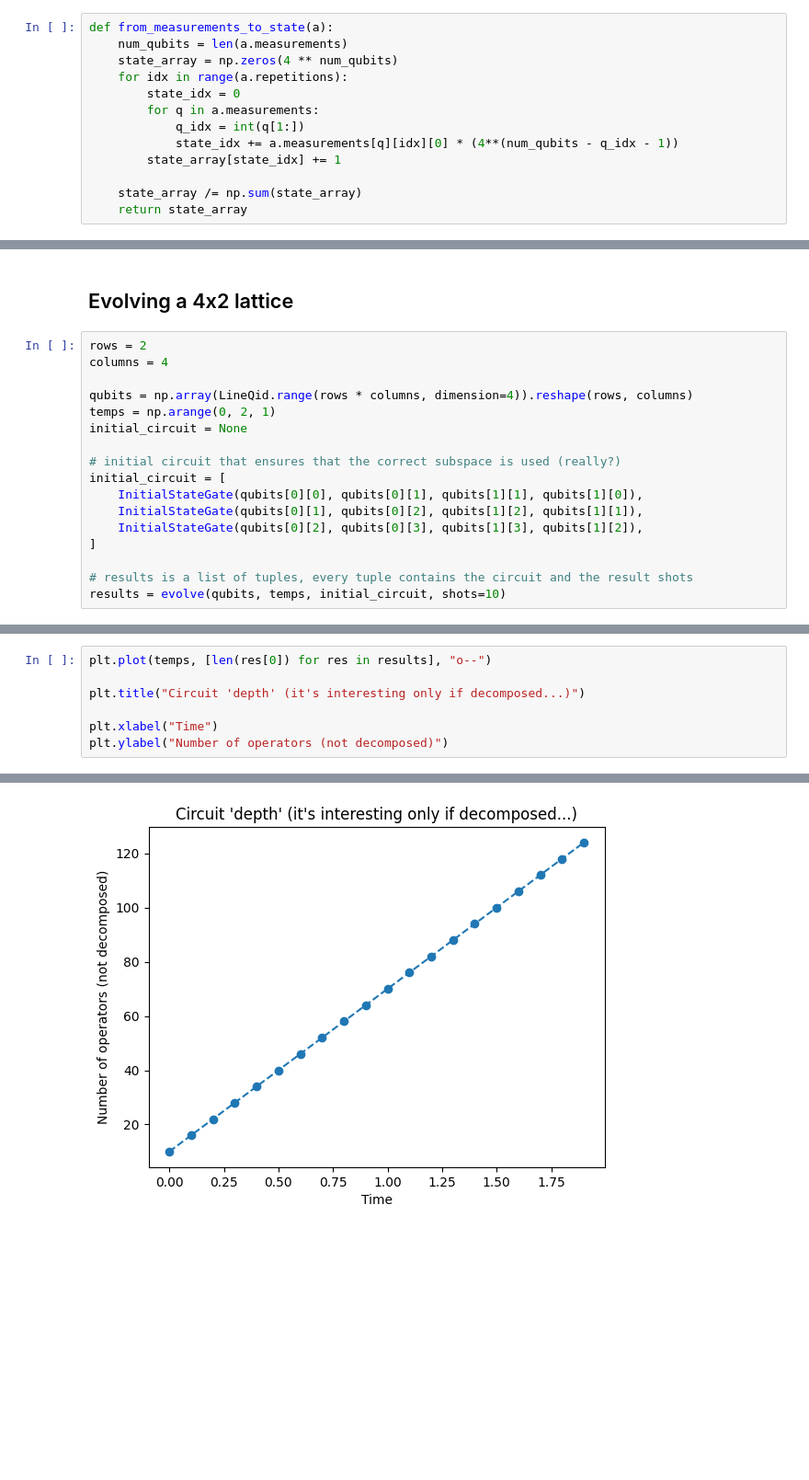
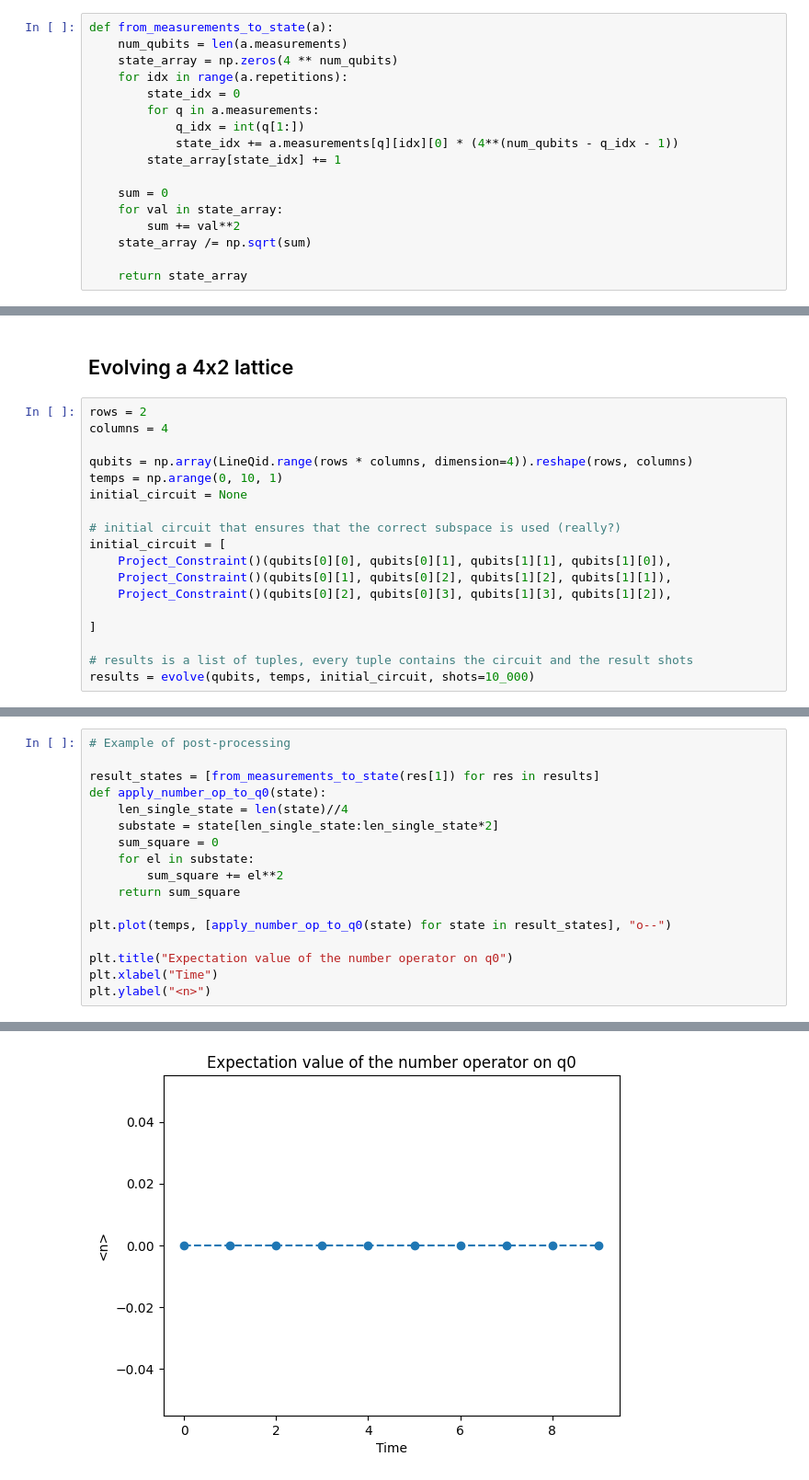
Before and after one commit to rodolfocarobene/qudit_simulations, a Jupyter notebook: notebooks/tv_model.ipynb, the cells around one changed output, grey strips where cells are left out. Shown: that part at 92% size. Saved outputs shown, nothing was run; the diff lists cells and outputs as text; blank space fills up the shorter version.

Commit message:
constraints with projector

```diff
--- a/notebooks/tv_model.ipynb
+++ b/notebooks/tv_model.ipynb
@@ -137,7 +137,11 @@ def from_measurements_to_state(a):
             state_idx += a.measurements[q][idx][0] * (4**(num_qubits - q_idx - 1))
         state_array[state_idx] += 1
 
-    state_array /= np.sum(state_array)
+    sum = 0
+    for val in state_array:
+        sum += val**2
+    state_array /= np.sqrt(sum)
+
     return state_array
 # %% [markdown]
 ## Constraints
@@ -166,15 +184,16 @@ rows = 2
 columns = 4
 
 qubits = np.array(LineQid.range(rows * columns, dimension=4)).reshape(rows, columns)
-temps = np.arange(0, 2, 1)
+temps = np.arange(0, 10, 1)
 initial_circuit = None
 
 # initial circuit that ensures that the correct subspace is used (really?)
 initial_circuit = [
-    InitialStateGate(qubits[0][0], qubits[0][1], qubits[1][1], qubits[1][0]),
-    InitialStateGate(qubits[0][1], qubits[0][2], qubits[1][2], qubits[1][1]),
-    InitialStateGate(qubits[0][2], qubits[0][3], qubits[1][3], qubits[1][2]),
+    Project_Constraint()(qubits[0][0], qubits[0][1], qubits[1][1], qubits[1][0]),
+    Project_Constraint()(qubits[0][1], qubits[0][2], qubits[1][2], qubits[1][1]),
+    Project_Constraint()(qubits[0][2], qubits[0][3], qubits[1][3], qubits[1][2]),
+
 ]
 
 # results is a list of tuples, every tuple contains the circuit and the result shots
-results = evolve(qubits, temps, initial_circuit, shots=10)
+results = evolve(qubits, temps, initial_circuit, shots=10_000)
@@ -181,8 +220,18 @@ results = evolve(qubits, temps, initial_circuit, shots=10)
 # %%
-plt.plot(temps, [len(res[0]) for res in results], "o--")
+# Example of post-processing
 
-plt.title("Circuit 'depth' (it's interesting only if decomposed...)")
+result_states = [from_measurements_to_state(res[1]) for res in results]
+def apply_number_op_to_q0(state):
+    len_single_state = len(state)//4
+    substate = state[len_single_state:len_single_state*2]
+    sum_square = 0
+    for el in substate:
+        sum_square += el**2
+    return sum_square
 
+plt.plot(temps, [apply_number_op_to_q0(state) for state in result_states], "o--")
+
+plt.title("Expectation value of the number operator on q0")
 plt.xlabel("Time")
-plt.ylabel("Number of operators (not decomposed)")
+plt.ylabel("<n>")
 # %% [output]
@@ -190 +239 @@ Text(0, 0.5, 'Number of operators (not decomposed)')
-[figure, old version]
+[figure, new version]
```
Also changed, not shown: parts of 6 cells of this notebook, 1 other file.
